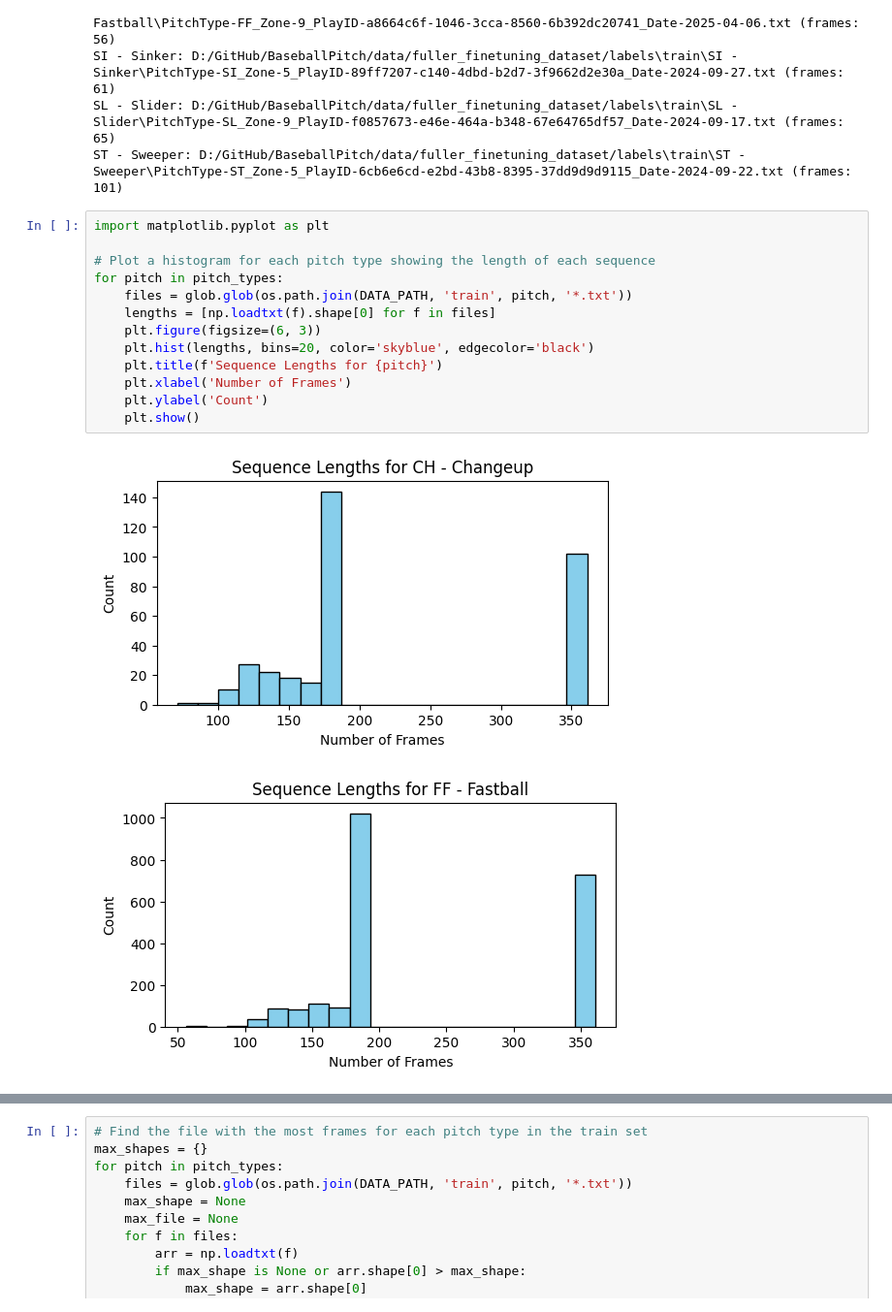
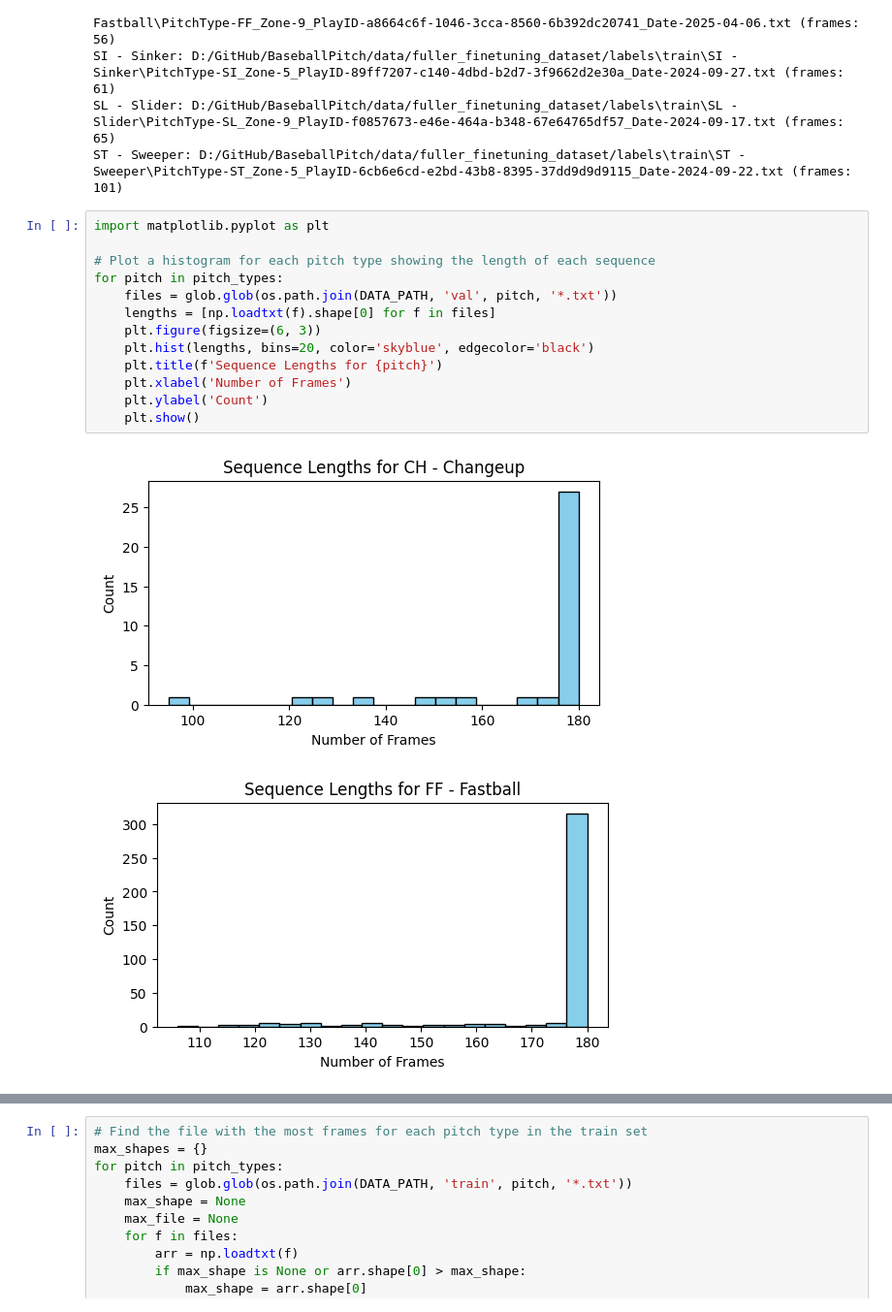
Before and after one commit to ReillyMcDowell/BaseballPitch, a Jupyter notebook: modules/motion_prediction/EDA_NRI.ipynb, the cells around one changed output, grey strips where cells are left out. Shown at 97% size. Drawn from its saved outputs; the diff is of its cells as text.

```diff
--- a/modules/motion_prediction/EDA_NRI.ipynb
+++ b/modules/motion_prediction/EDA_NRI.ipynb
@@ -240,16 +240,16 @@ ST - Sweeper: D:/GitHub/BaseballPitch/data/fuller_finetuning_dataset/labels\trai
 # %%
 import matplotlib.pyplot as plt
 
 # Plot a histogram for each pitch type showing the length of each sequence
 for pitch in pitch_types:
-    files = glob.glob(os.path.join(DATA_PATH, 'train', pitch, '*.txt'))
+    files = glob.glob(os.path.join(DATA_PATH, 'val', pitch, '*.txt'))
     lengths = [np.loadtxt(f).shape[0] for f in files]
     plt.figure(figsize=(6, 3))
     plt.hist(lengths, bins=20, color='skyblue', edgecolor='black')
     plt.title(f'Sequence Lengths for {pitch}')
     plt.xlabel('Number of Frames')
     plt.ylabel('Count')
     plt.show()
 # %% [output]
-[figure, old version]
+[figure, new version]
-[figure, old version]
+[figure, new version]
```
Also changed, not shown: parts of 1 cell of this notebook, 1 other file.
